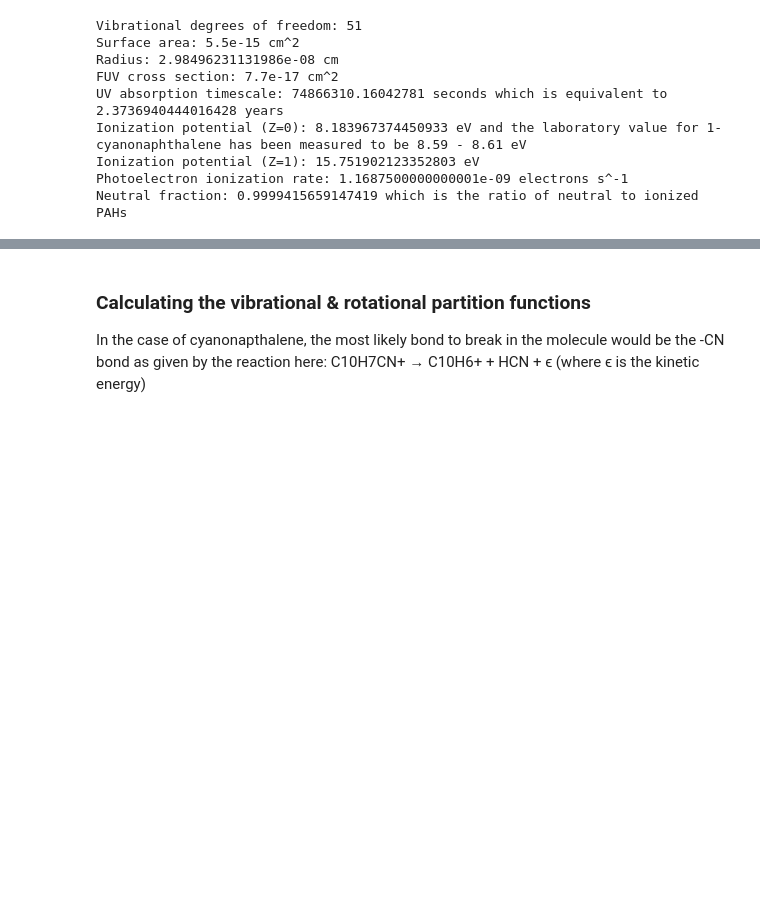
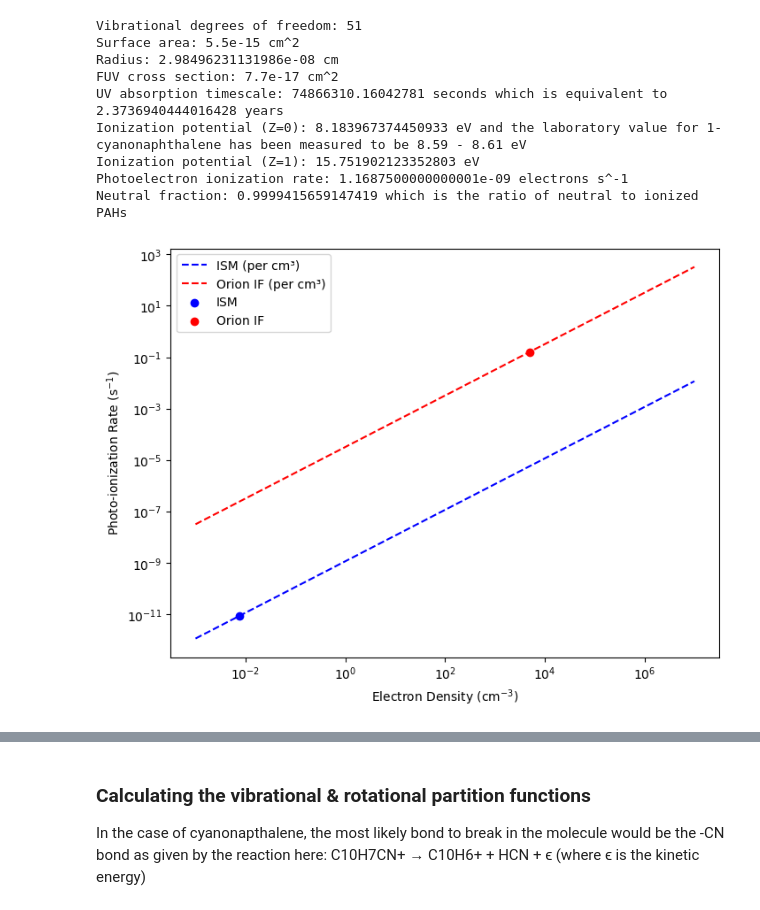
Before and after one commit to mustafa9812/Project-Cynap, a Jupyter notebook: scripts/calculations.ipynb, the cells around one changed output, grey strips where cells are left out. Cells and saved outputs as stored; diff of their text form; code cells hidden in the pictures; blank space fills up the shorter version.

```diff
--- a/scripts/calculations.ipynb
+++ b/scripts/calculations.ipynb
@@ -73,3 +74,53 @@ Ionization potential (Z=0): 8.183967374450933 eV and the laboratory value for 1-
 Ionization potential (Z=1): 15.751902123352803 eV
 Photoelectron ionization rate: 1.1687500000000001e-09 electrons s^-1
 Neutral fraction: 0.9999415659147419 which is the ratio of neutral to ionized PAHs
+# %%
+# CONSTANTS
+Nc = 11
+lab_IP = 8.6
+fy = 10 # Yield factor for PAHs
+
+# ASTROPHYSICAL REGION PARAMETERS
+G0_ISM = 1.7 # From Tiemens et al. 2015
+T_ISM = 80
+ne_ISM = 7.5 * 10**(-3)
+
+G0_Orion_IF = 4.7 * 10 ** 4 # IF = Ionization front, derived for the Orion bar (2.2-7.1)
+T_Orion_IF = 9 * 10 ** 3
+ne_ORION_IF = 5 * 10 ** 3
+
+# G0_TMC = 9
+# T_TMC = 15
+electrondensity_list = np.logspace(-3, 7, num=10000)  # electron density list in cm^-3
+ISM_photoion_rate = []
+Orion_IF_photoion_rate = []
+
+def photo_el_ionization_rate(Nc, G0, fy):
+    J_pe = 2.5 * 10**(-13) * (13.6-lab_IP)**2 * Nc * G0 * fy
+    return J_pe
+
+ISM_photoion_rate = photo_el_ionization_rate(Nc, G0_ISM, fy)
+Orion_IF_photoion_rate= photo_el_ionization_rate(Nc, G0_Orion_IF, fy)
+
+ISM_photoion_rate_per_volume = ISM_photoion_rate * electrondensity_list
+Orion_IF_photoion_rate_per_volume = Orion_IF_photoion_rate * electrondensity_list
+
+ISM_photoion_point = ISM_photoion_rate * ne_ISM
+Orion_IF_photoion_point = Orion_IF_photoion_rate * ne_ORION_IF
+
+plt.figure(figsize=(8, 6))
+
+plt.plot(electrondensity_list, ISM_photoion_rate_per_volume, color='blue', label='ISM (per cm³)', linestyle='--')
+plt.plot(electrondensity_list, Orion_IF_photoion_rate_per_volume, color='red', label='Orion IF (per cm³)', linestyle='--')
+
+plt.scatter([ne_ISM], [ISM_photoion_point], color='blue', marker='o', label='ISM')
+plt.scatter([ne_ORION_IF], [Orion_IF_photoion_point], color='red', marker='o', label='Orion IF')
+
+plt.xscale('log')
+plt.yscale('log')
+plt.xlabel('Electron Density (cm$^{-3}$)')
+plt.ylabel('Photo-ionization Rate (s$^{-1}$)')
+plt.legend()
+plt.show()
+# %% [output]
+[figure, added]
```
Also changed, not shown: parts of 4 cells of this notebook, 1 other file.
